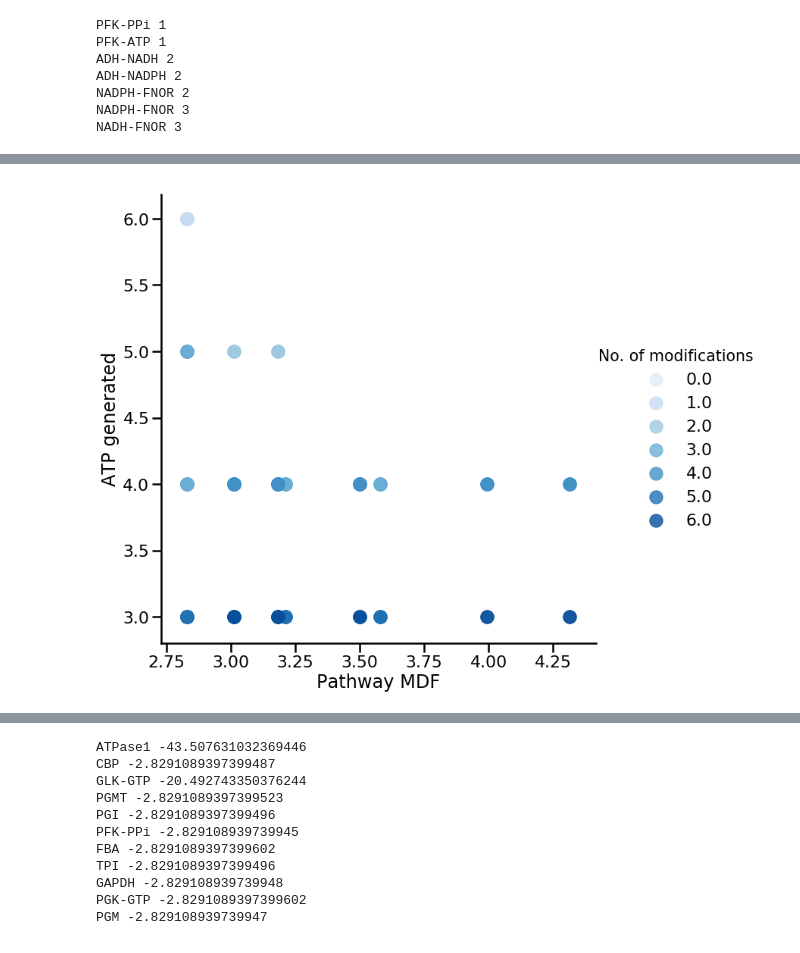
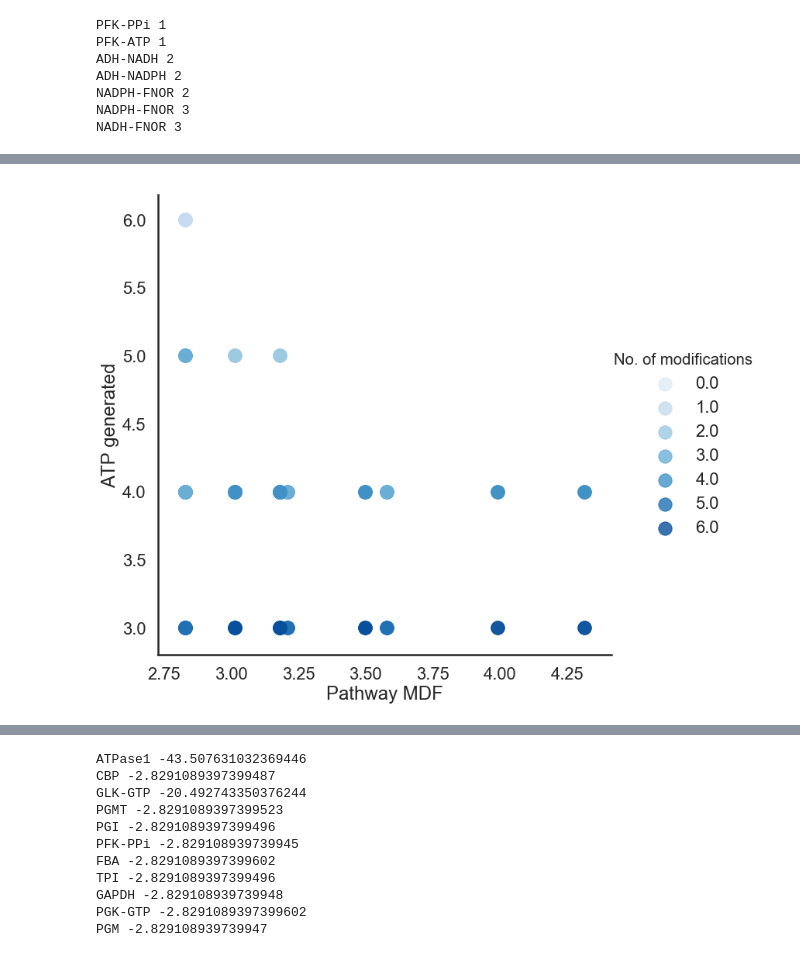
Before and after one commit to satyakamdash/Ctherm_thermo, a Jupyter notebook: EFM_eval_v3.ipynb, the cells around one changed output, grey strips where cells are left out. Drawn from its saved outputs; the diff is of its cells as text; code cells hidden in the pictures.

```diff
--- a/EFM_eval_v3.ipynb
+++ b/EFM_eval_v3.ipynb
@@ -262,6 +243,7 @@ color = [str((item*10)/(max(ham_dis)*10)) for item in ham_dis]
 #df=pd.merge(df1,df2,0.df1,0.df2)
 # Use the 'hue' argument to provide a factor variable
 sns.set_context("poster")
+sns.set_style("white")
 sns_plot=sns.lmplot( x='Pathway MDF', y='ATP generated', data= df ,fit_reg=False, hue='No. of modifications', palette="Blues", legend=True, height=10, markers='o',scatter_kws={"s": 300})
 sns_plot.savefig("mdfvsatp.png")
 # %% [output]
@@ -268,0 +251,9 @@ sns_plot.savefig("mdfvsatp.png")
+# %%
+
+# Use the 'hue' argument to provide a factor variable
+sns.set_context("poster")
+#sns.set_style("white")
+#'axes.facecolor':'black','figure.facecolor':'black',
+sns.set(rc={'axes.labelcolor':'white','grid.color':'none','text.color':'white','xtick.color':'white','ytick.color':'white','ytick.labelsize':20,'legend.fontsize':20,'xtick.labelsize':20,'axes.labelsize':20})
+sns_plot=sns.lmplot( x='Pathway MDF', y='ATP generated', data= df ,fit_reg=False, hue='No. of modifications', palette="autumn_r", legend=True, height=10, markers='o',scatter_kws={"s": 300})
+sns_plot.savefig("mdfvsatp_autumn.png",transparent=True)
@@ -269,8 +262,10 @@ sns_plot.savefig("mdfvsatp.png")
 # %%
 #df_cl3 = df_cl3.astype({'Pathway MDF':'float64', 'ATP generated':'float64', 'No. of modifications':'int64'})
+
 sns.set_context("poster")
+sns.set_style("white")
 ax=sns_plot=sns.lmplot( x='Pathway MDF', y='ATP generated', data= df_cl3 ,fit_reg=False, hue='No. of modifications', palette="Blues", legend=True, height=10, markers='o',scatter_kws={"s": 300})
 sns_plot.savefig("mdfvsatp_cluster3.png")
 #ax.add_legend(label_order = sorted(ax._legend_data.keys(), key = round))
 # %% [output]
-[figure, old version]
+[figure, new version]
```
Also changed, not shown: parts of 6 cells of this notebook, 26 other files.
